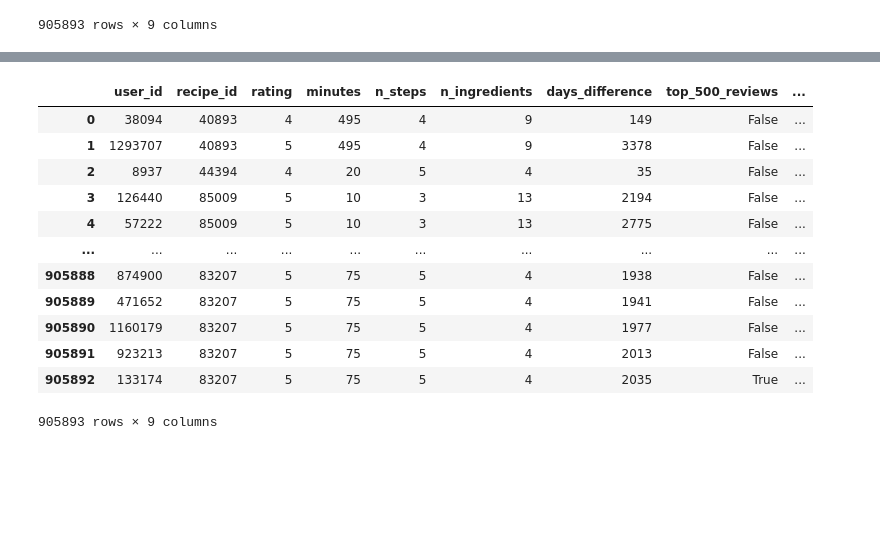
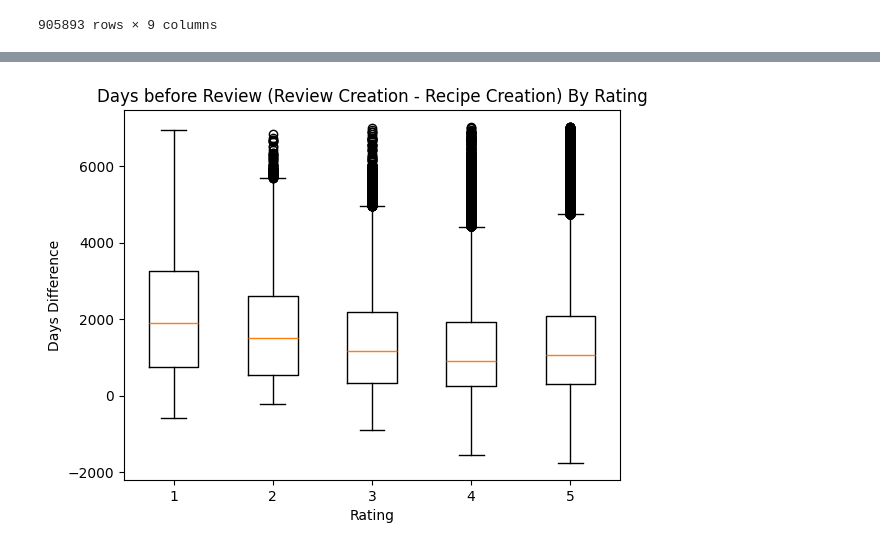
Before and after one commit to wrachel/cse158-assignment2, a Jupyter notebook: eda.ipynb, the cells around one changed output, grey strips where cells are left out. Cells and saved outputs as stored; diff of their text form; code cells hidden in the pictures; blank space fills up the shorter version.

Commit message:
added graphs

```diff
--- a/eda.ipynb
+++ b/eda.ipynb
@@ -215,16 +226,13 @@ scatter(x=final['days_difference'],y=final['rating'])
-# %%
-final
-# %% [output]
-|  | user_id | recipe_id | rating | minutes | n_steps | n_ingredients | days_difference | top_500_reviews | ... |
-| 0 | 38094 | 40893 | 4 | 495 | 4 | 9 | 149 | False | ... |
-| 1 | 1293707 | 40893 | 5 | 495 | 4 | 9 | 3378 | False | ... |
-| 2 | 8937 | 44394 | 4 | 20 | 5 | 4 | 35 | False | ... |
-| 3 | 126440 | 85009 | 5 | 10 | 3 | 13 | 2194 | False | ... |
-| 4 | 57222 | 85009 | 5 | 10 | 3 | 13 | 2775 | False | ... |
-| ... | ... | ... | ... | ... | ... | ... | ... | ... | ... |
-| 905888 | 874900 | 83207 | 5 | 75 | 5 | 4 | 1938 | False | ... |
-| 905889 | 471652 | 83207 | 5 | 75 | 5 | 4 | 1941 | False | ... |
-| 905890 | 1160179 | 83207 | 5 | 75 | 5 | 4 | 1977 | False | ... |
-| 905891 | 923213 | 83207 | 5 | 75 | 5 | 4 | 2013 | False | ... |
-| 905892 | 133174 | 83207 | 5 | 75 | 5 | 4 | 2035 | True | ... |
-905893 rows × 9 columns
+# %%
+from matplotlib.pyplot import boxplot
+days_diff_dict = {str(rating): final.days_difference[final.rating == rating].values for rating in range(1,6)}
+days_diff_dict
+fig, ax = plt.subplots()
+boxplot(days_diff_dict.values())
+ax.set_xticklabels(days_diff_dict.keys())
+plt.title("Days before Review (Review Creation - Recipe Creation) By Rating")
+plt.ylabel("Days Difference")
+plt.xlabel("Rating")
+plt.savefig("boxplot.png")
+# %% [output]
+[figure, added]
```
Also changed, not shown: parts of 5 cells of this notebook, 3 other files.
